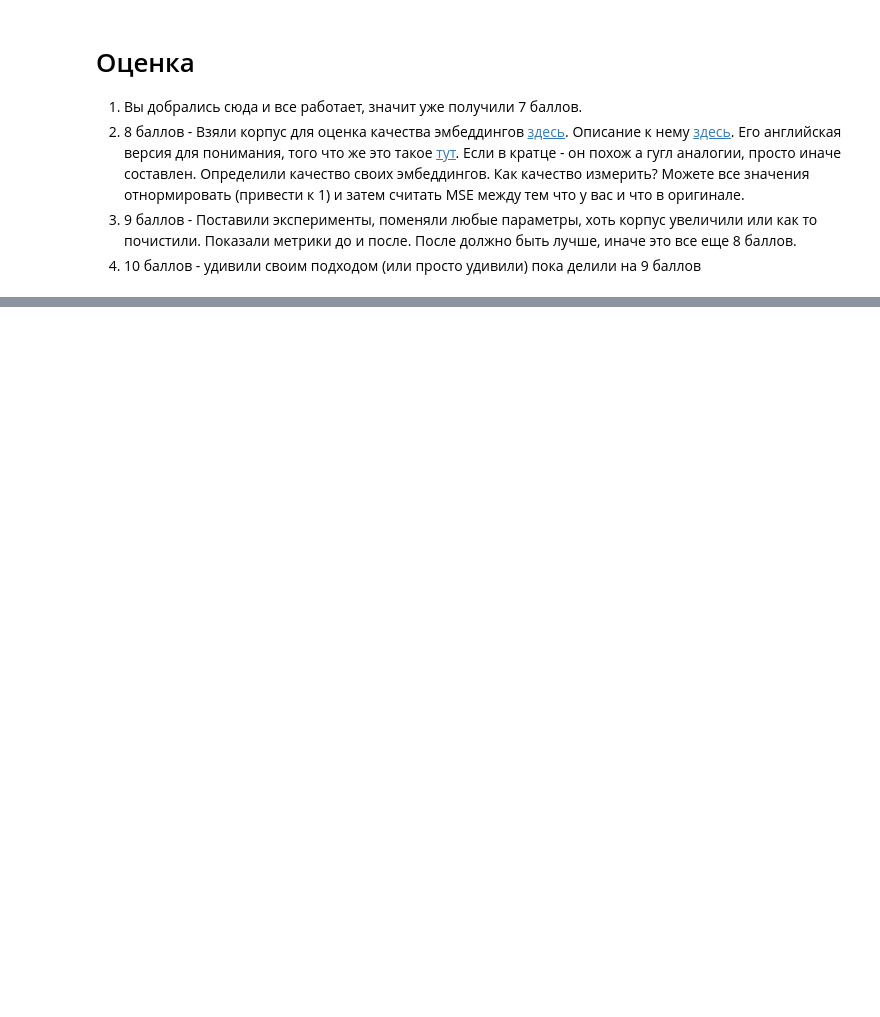
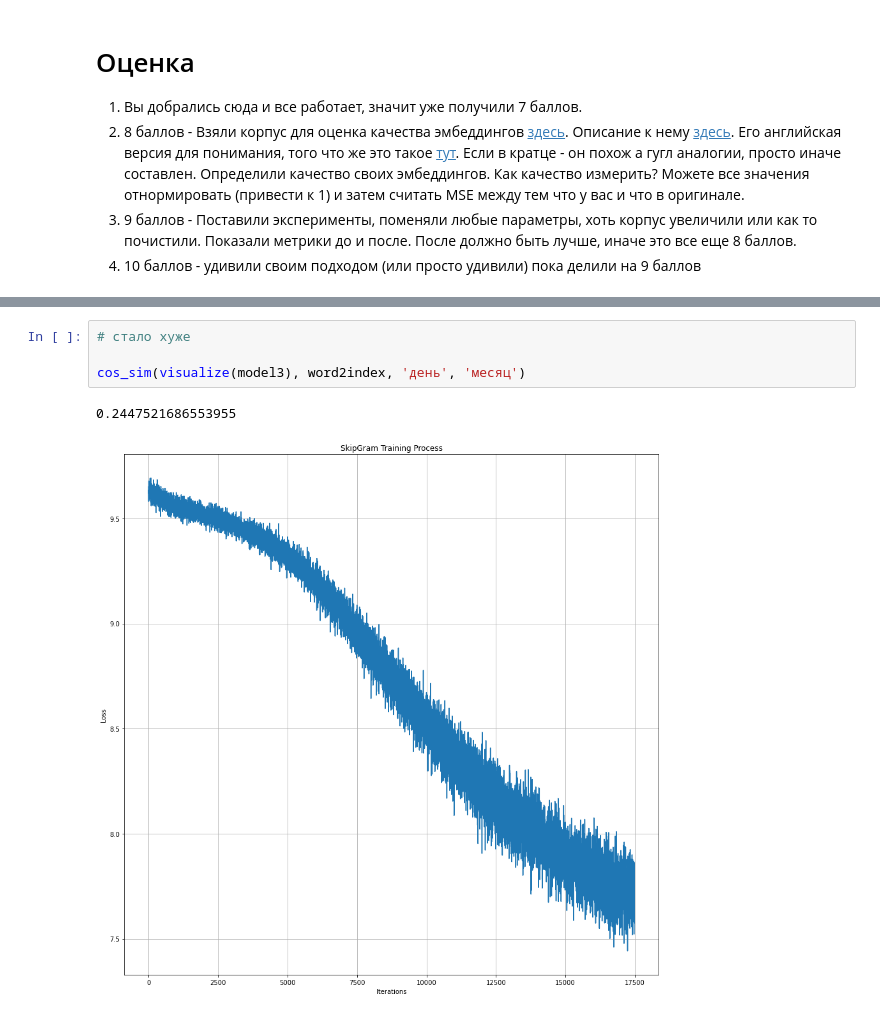
Before and after one commit to arsen-geek/Neural_Networks_Research_sem, a Jupyter notebook: Homework2_word2vec.ipynb, the cells around one changed output, grey strips where cells are left out. Drawn from its saved outputs; the diff is of its cells as text; blank space fills up the shorter version.

```diff
--- a/Homework2_word2vec.ipynb
+++ b/Homework2_word2vec.ipynb
@@ -925,0 +1015,7 @@ plt.show()
+# %%
+# стало хуже
+
+cos_sim(visualize(model3), word2index, 'день', 'месяц')
+# %% [output]
+0.2447521686553955
+[figure, added]
```
Also changed, not shown: parts of 29 cells of this notebook.
